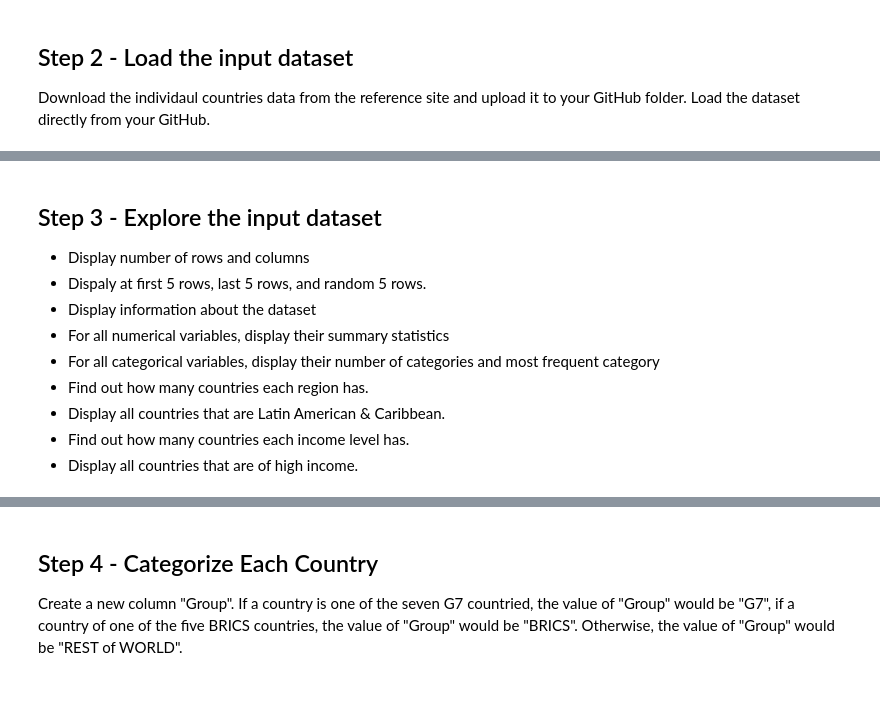
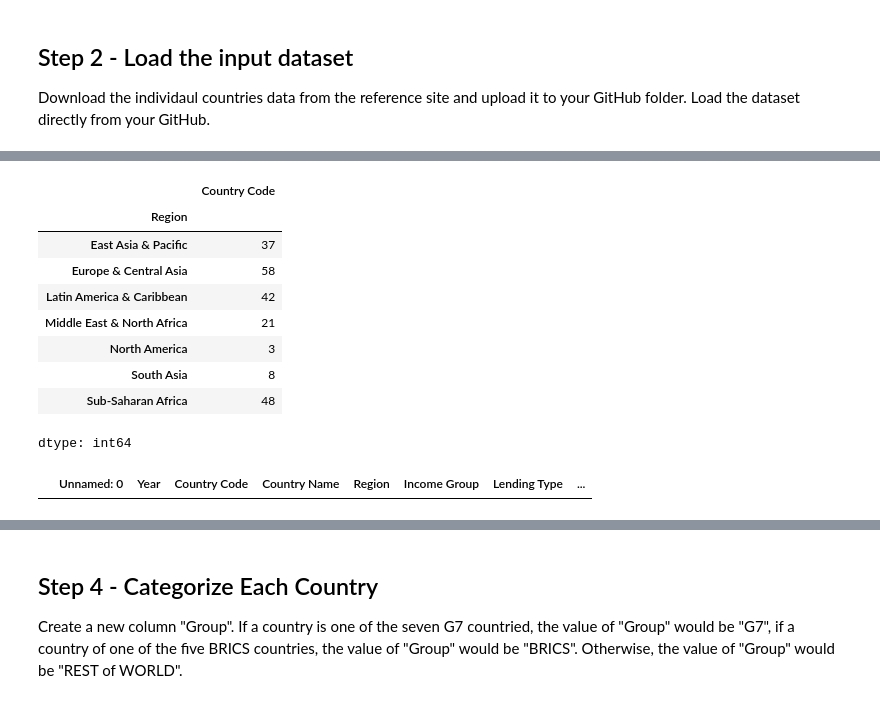
Before and after one commit to tsnow2010/umbc_data690_fall2024, a Jupyter notebook: Assignments/Assignment_10.ipynb, the cells around one changed output, grey strips where cells are left out. Cells and saved outputs as stored; diff of their text form; code cells hidden in the pictures.

```diff
--- a/Assignments/Assignment_10.ipynb
+++ b/Assignments/Assignment_10.ipynb
@@ -38,15 +57,21 @@ df.sample(5)
 df.describe()
 # %%
 df.describe(include='any'). # categorical?
-# %% [markdown]
-## Step 3 - Explore the input dataset
-
-- Display number of rows and columns
-- Dispaly at first 5 rows, last 5 rows, and random 5 rows.
-- Display information about the dataset
-- For all numerical variables, display their summary statistics
-- For all categorical variables, display their number of categories and most frequent category
-- Find out how many countries each region has.
-- Display all countries that are Latin American & Caribbean.
-- Find out how many countries each income level has.
-- Display all countries that are of high income.
+# %%
+df[df['Year'] == 2010].groupby(["Region"])["Country Code"].count()
+# %% [output]
+|  | Country Code |
+| Region |  |
+| East Asia & Pacific | 37 |
+| Europe & Central Asia | 58 |
+| Latin America & Caribbean | 42 |
+| Middle East & North Africa | 21 |
+| North America | 3 |
+| South Asia | 8 |
+| Sub-Saharan Africa | 48 |
+dtype: int64
+# %%
+# Needs work
+df[df['Region'] == "Latin America & Caribbean"]
+# %% [output]
+|  | Unnamed: 0 | Year | Country Code | Country Name | Region | Income Group | Lending Type | ... |
```
Also changed, not shown: parts of 6 cells of this notebook.
